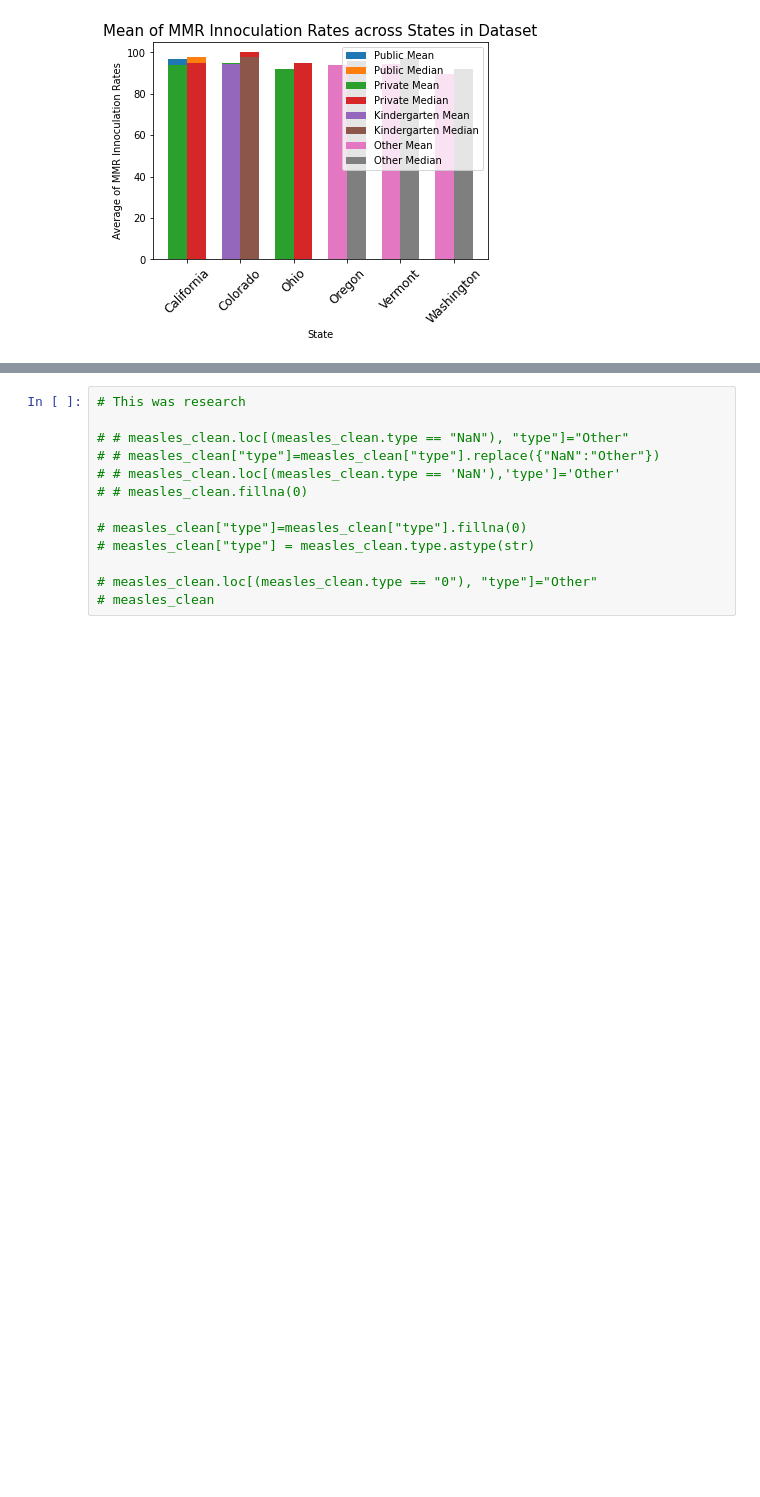
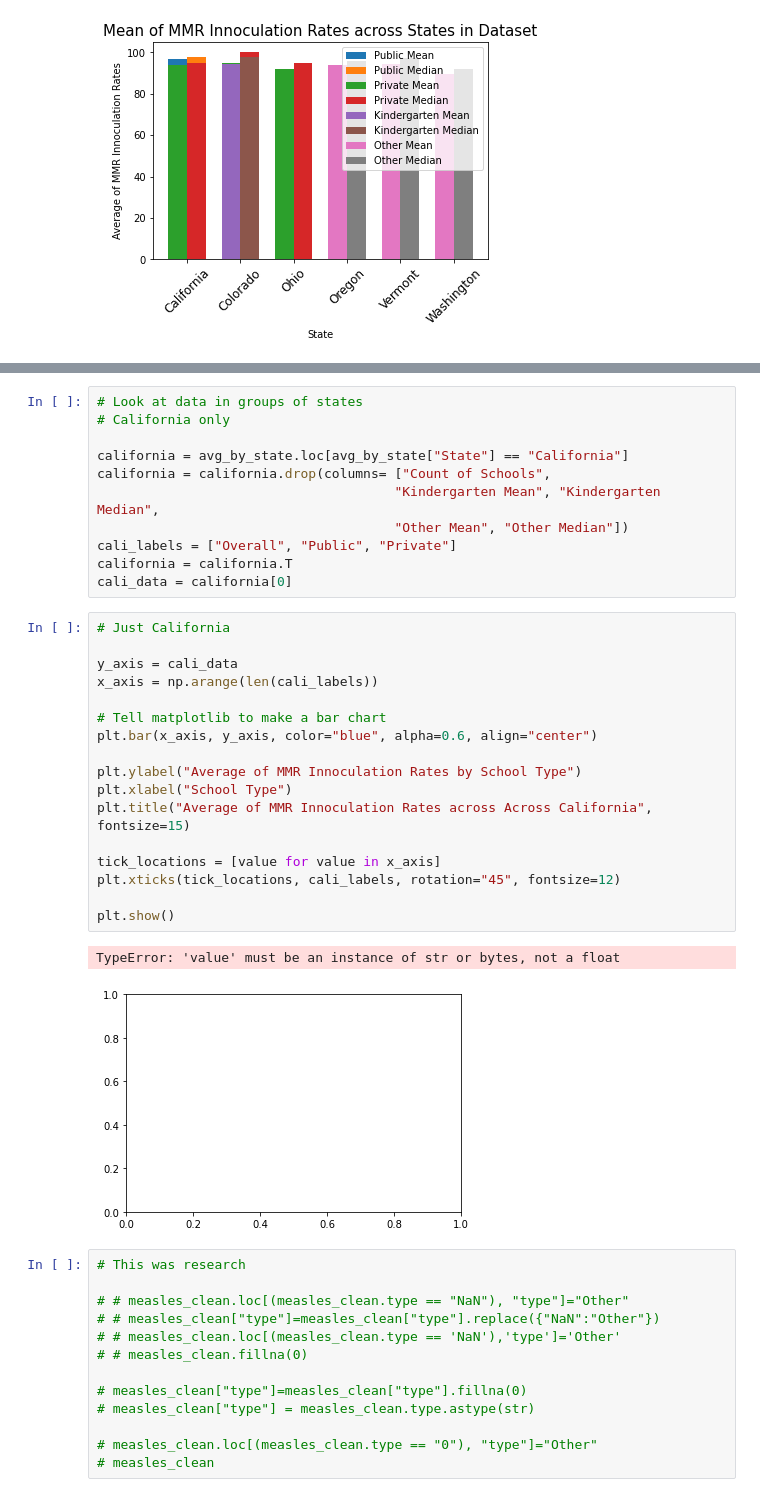
Before and after one commit to mel-c-lowe/UMN_Bootcamp_Project_One, a Jupyter notebook: MMR Vaccinations Trends.ipynb, the cells around one changed output, grey strips where cells are left out. Saved outputs shown, nothing was run; the diff lists cells and outputs as text; blank space fills up the shorter version.

```diff
--- a/MMR Vaccinations Trends.ipynb
+++ b/MMR Vaccinations Trends.ipynb
@@ -284,3 +312,34 @@ plt.show()
+# %%
+# Look at data in groups of states
+# California only
+
+california = avg_by_state.loc[avg_by_state["State"] == "California"]
+california = california.drop(columns= ["Count of Schools",
+                                      "Kindergarten Mean", "Kindergarten Median",
+                                      "Other Mean", "Other Median"])
+cali_labels = ["Overall", "Public", "Private"]
+california = california.T
+cali_data = california[0]
+# %%
+# Just California
+
+y_axis = cali_data
+x_axis = np.arange(len(cali_labels))
+
+# Tell matplotlib to make a bar chart
+plt.bar(x_axis, y_axis, color="blue", alpha=0.6, align="center")
+
+plt.ylabel("Average of MMR Innoculation Rates by School Type")
+plt.xlabel("School Type")
+plt.title("Average of MMR Innoculation Rates across Across California", fontsize=15)
+
+tick_locations = [value for value in x_axis]
+plt.xticks(tick_locations, cali_labels, rotation="45", fontsize=12)
+
+plt.show()
+# %% [output]
+TypeError: 'value' must be an instance of str or bytes, not a float
+[figure, added]
 # %%
 # This was research
 
```
Also changed, not shown: parts of 2 cells of this notebook.
